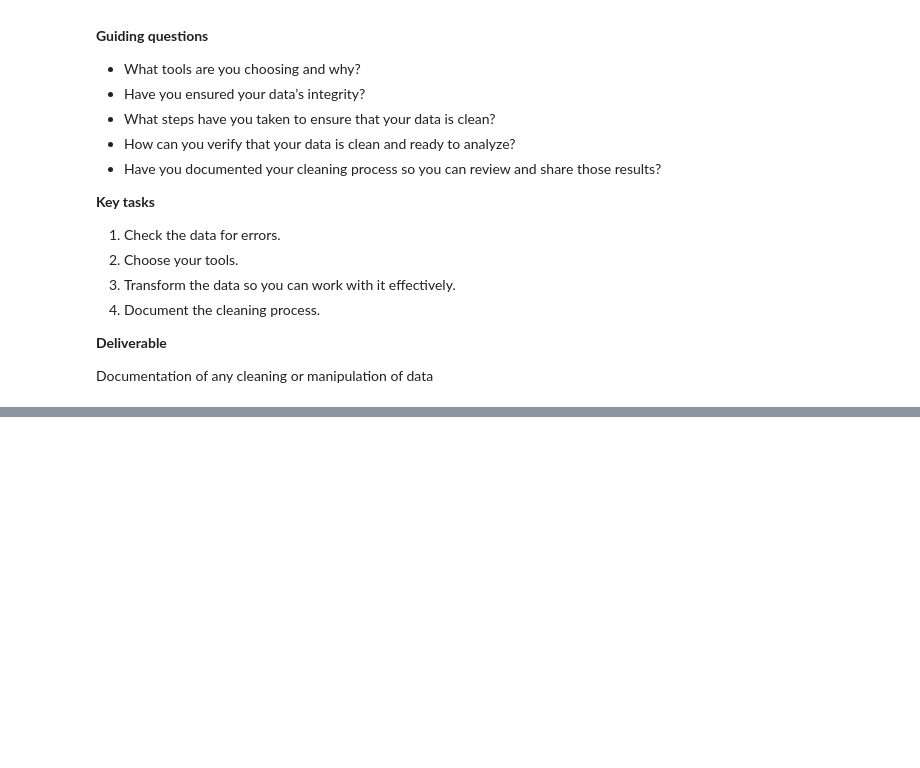
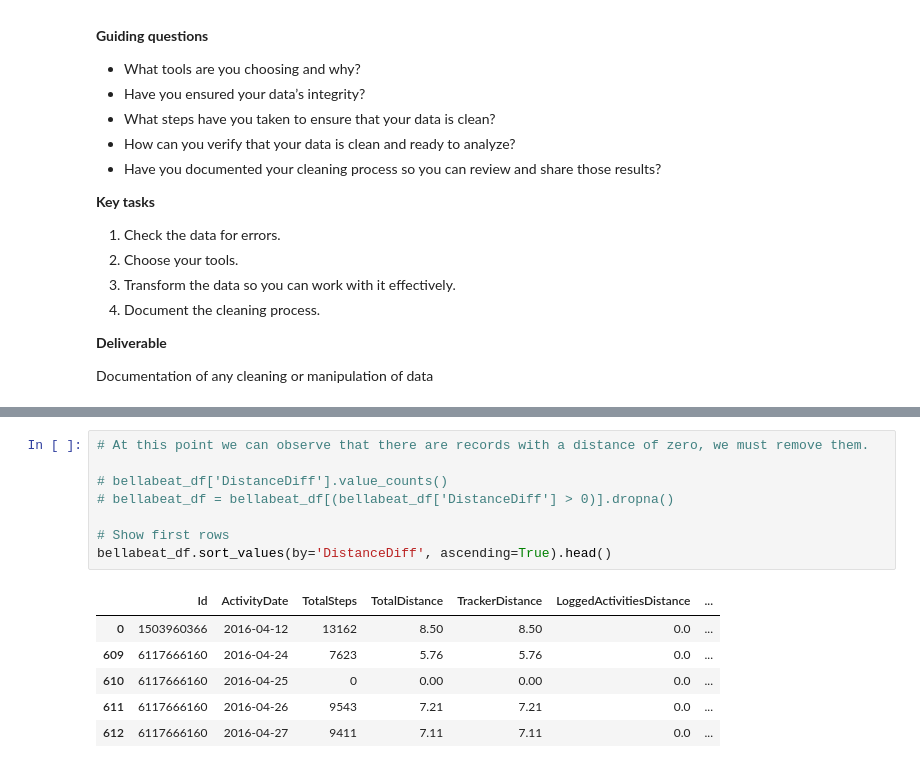
Before and after one commit to baguilar6174/data-analysis-bellabeat, a Jupyter notebook: notebook.ipynb, the cells around one changed output, grey strips where cells are left out. Drawn from its saved outputs; the diff is of its cells as text; blank space fills up the shorter version.

```diff
--- a/notebook.ipynb
+++ b/notebook.ipynb
@@ -273,0 +313,15 @@ df.query('distance_diff > 0.0')
+# %%
+# At this point we can observe that there are records with a distance of zero, we must remove them.
+
+# bellabeat_df['DistanceDiff'].value_counts()
+# bellabeat_df = bellabeat_df[(bellabeat_df['DistanceDiff'] > 0)].dropna()
+
+# Show first rows
+bellabeat_df.sort_values(by='DistanceDiff', ascending=True).head()
+# %% [output]
+|  | Id | ActivityDate | TotalSteps | TotalDistance | TrackerDistance | LoggedActivitiesDistance | ... |
+| 0 | 1503960366 | 2016-04-12 | 13162 | 8.50 | 8.50 | 0.0 | ... |
+| 609 | 6117666160 | 2016-04-24 | 7623 | 5.76 | 5.76 | 0.0 | ... |
+| 610 | 6117666160 | 2016-04-25 | 0 | 0.00 | 0.00 | 0.0 | ... |
+| 611 | 6117666160 | 2016-04-26 | 9543 | 7.21 | 7.21 | 0.0 | ... |
+| 612 | 6117666160 | 2016-04-27 | 9411 | 7.11 | 7.11 | 0.0 | ... |
```
Also changed, not shown: parts of 23 cells of this notebook.
